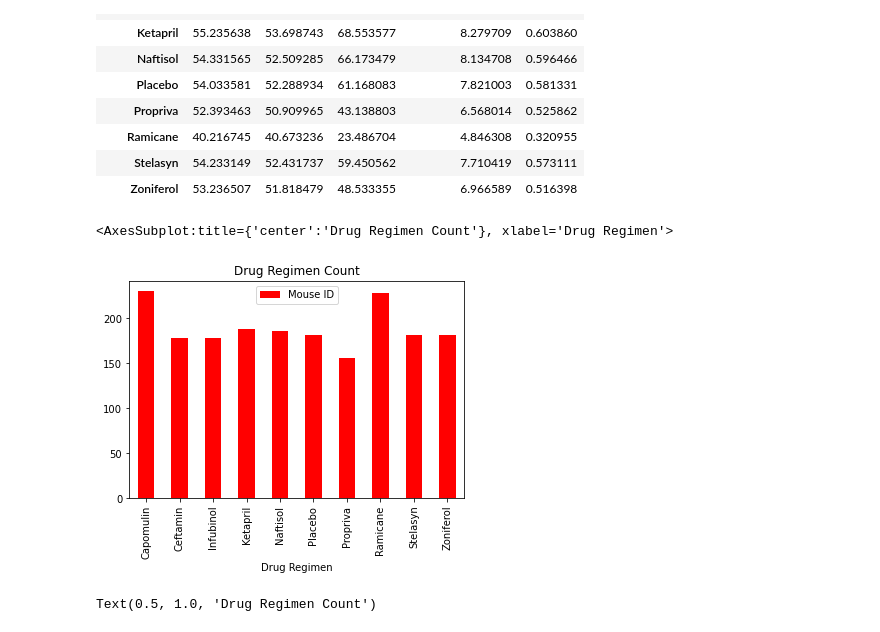
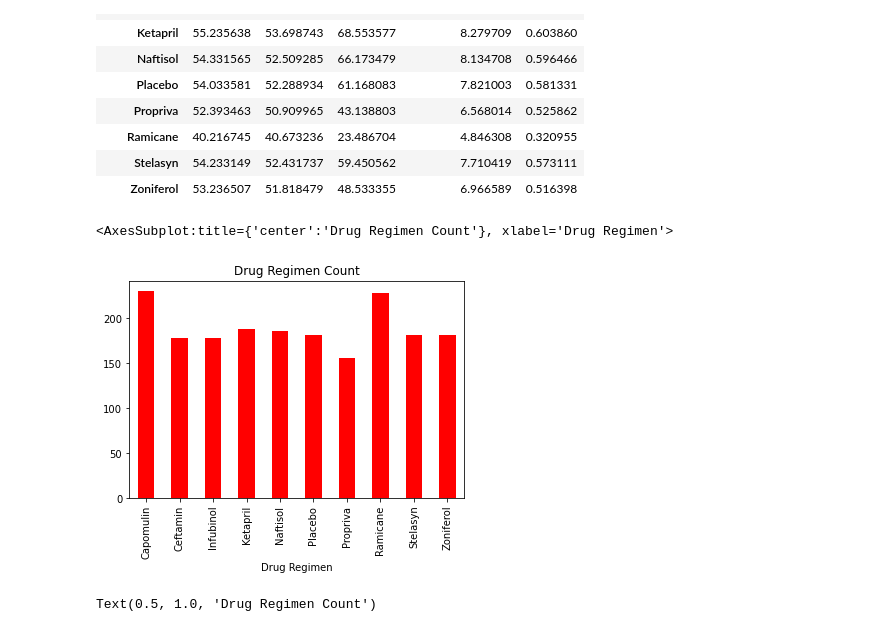
Before and after one commit to alekyaagadiraju/Matplotlib-challenge, a Jupyter notebook: Pharma.ipynb, the cells around one changed output. Drawn from its saved outputs; the diff is of its cells as text; code cells hidden in the pictures.

```diff
--- a/Pharma.ipynb
+++ b/Pharma.ipynb
@@ -122,11 +122,11 @@ summary_df
 # %%
 # Generate a bar plot showing the total number of measurements taken on each drug regimen using pandas.
 drug_data = pd.DataFrame(clean_df.groupby(["Drug Regimen"]).count()).reset_index()
 drug_count = drug_data[["Drug Regimen", "Mouse ID"]].set_index("Drug Regimen")
-drug_count.plot(kind="bar", title = "Drug Regimen Count", color="red")
+drug_count.plot(kind="bar", title = "Drug Regimen Count", color="red", legend=False)
 # %% [output]
 <AxesSubplot:title={'center':'Drug Regimen Count'}, xlabel='Drug Regimen'>
-[figure, old version]
+[figure, new version]
 # %%
 # Generate a bar plot showing the total number of measurements taken on each drug regimen using pyplot.
 
```
Also changed, not shown: parts of 14 cells of this notebook.
